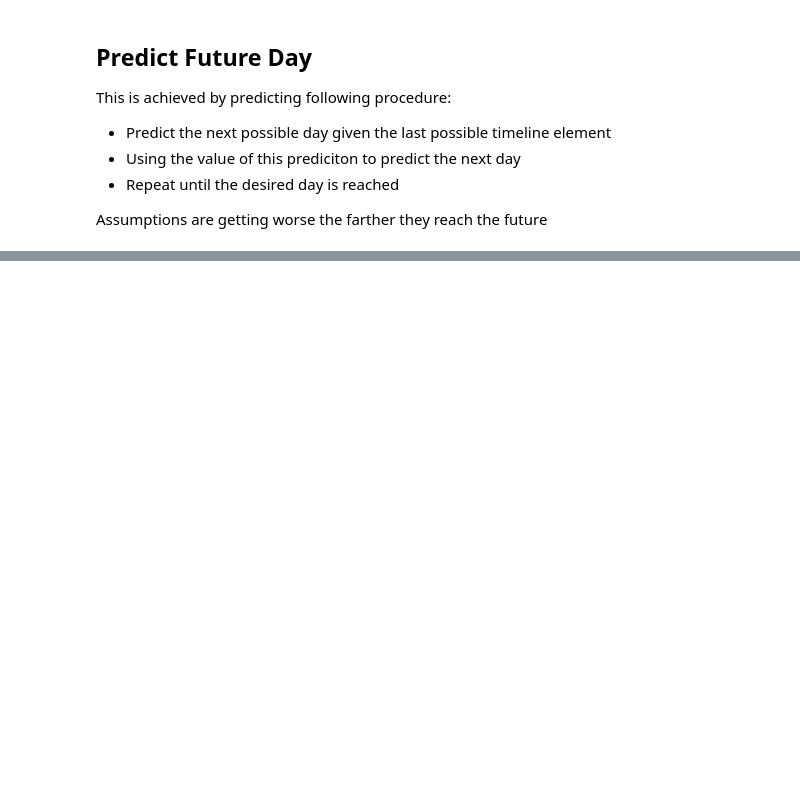
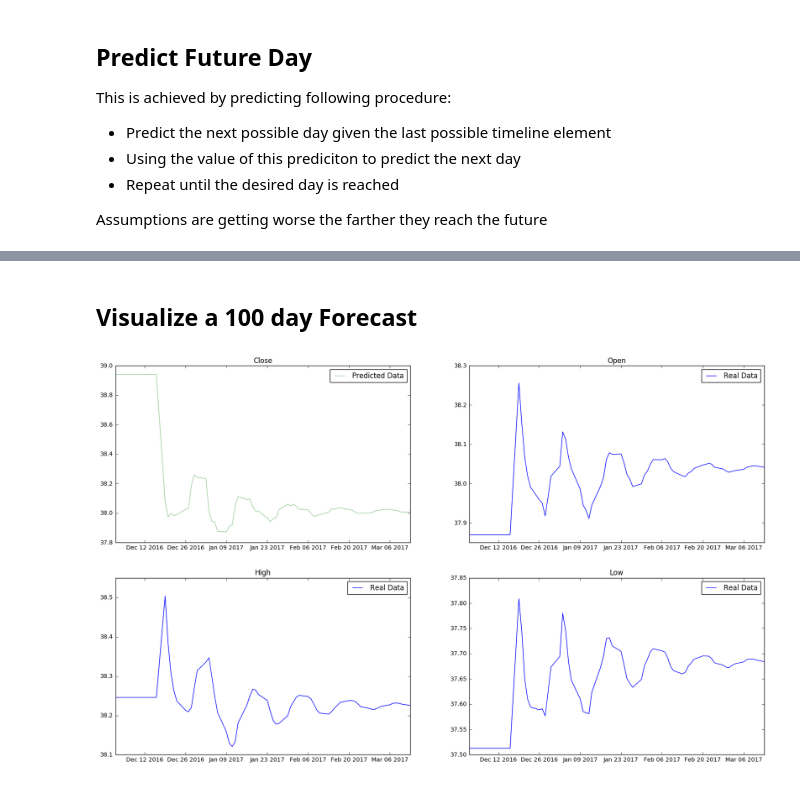
Before and after one commit to EricSchmidt93/Stock-Prediction, a Jupyter notebook: stock_prediction.ipynb, the cells around one changed output, grey strips where cells are left out. Saved outputs shown, nothing was run; the diff lists cells and outputs as text; code cells hidden in the pictures; blank space fills up the shorter version.

Commit message:
Added Visualization to a 100 day Forecast

```diff
--- a/stock_prediction.ipynb
+++ b/stock_prediction.ipynb
@@ -315,0 +316,30 @@ Predicted 100 days
+# %% [markdown]
+## Visualize a 100 day Forecast
+# %%
+dates = matplotlib.dates.date2num(gen_lables_wd[:,0])
+
+plt.figure(num=None, figsize=(20, 12), dpi=80)
+
+plt.subplot(221)
+plt.plot_date(dates, gen_lables[:,close_value],'b-', c='green', alpha=0.4, label='Predicted Data')
+plt.title('Close')
+plt.legend()
+
+plt.subplot(222)
+plt.plot_date(dates, gen_lables[:,open_value],'b-', c='blue', label='Real Data')
+plt.legend()
+plt.title('Open')
+
+plt.subplot(223)
+plt.plot_date(dates, gen_lables[:,high_value],'b-', c='blue', label='Real Data')
+plt.legend()
+plt.title('High')
+
+plt.subplot(224)
+plt.plot_date(dates, gen_lables[:,low_value],'b-', c='blue', label='Real Data')
+plt.legend()
+plt.title('Low')
+
+plt.show()
+# %% [output]
+[figure, added]
```
Also changed, not shown: parts of 3 cells of this notebook.
